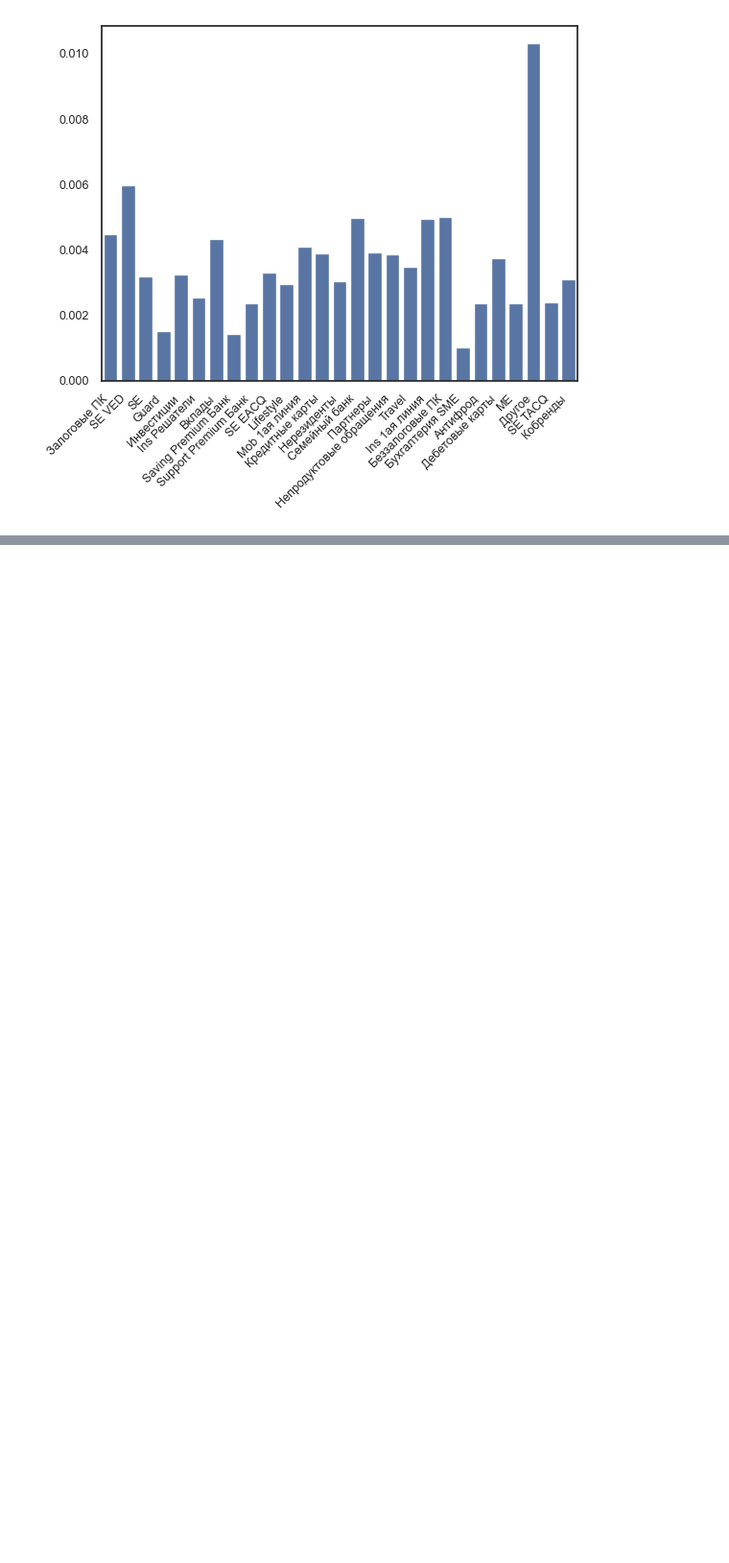
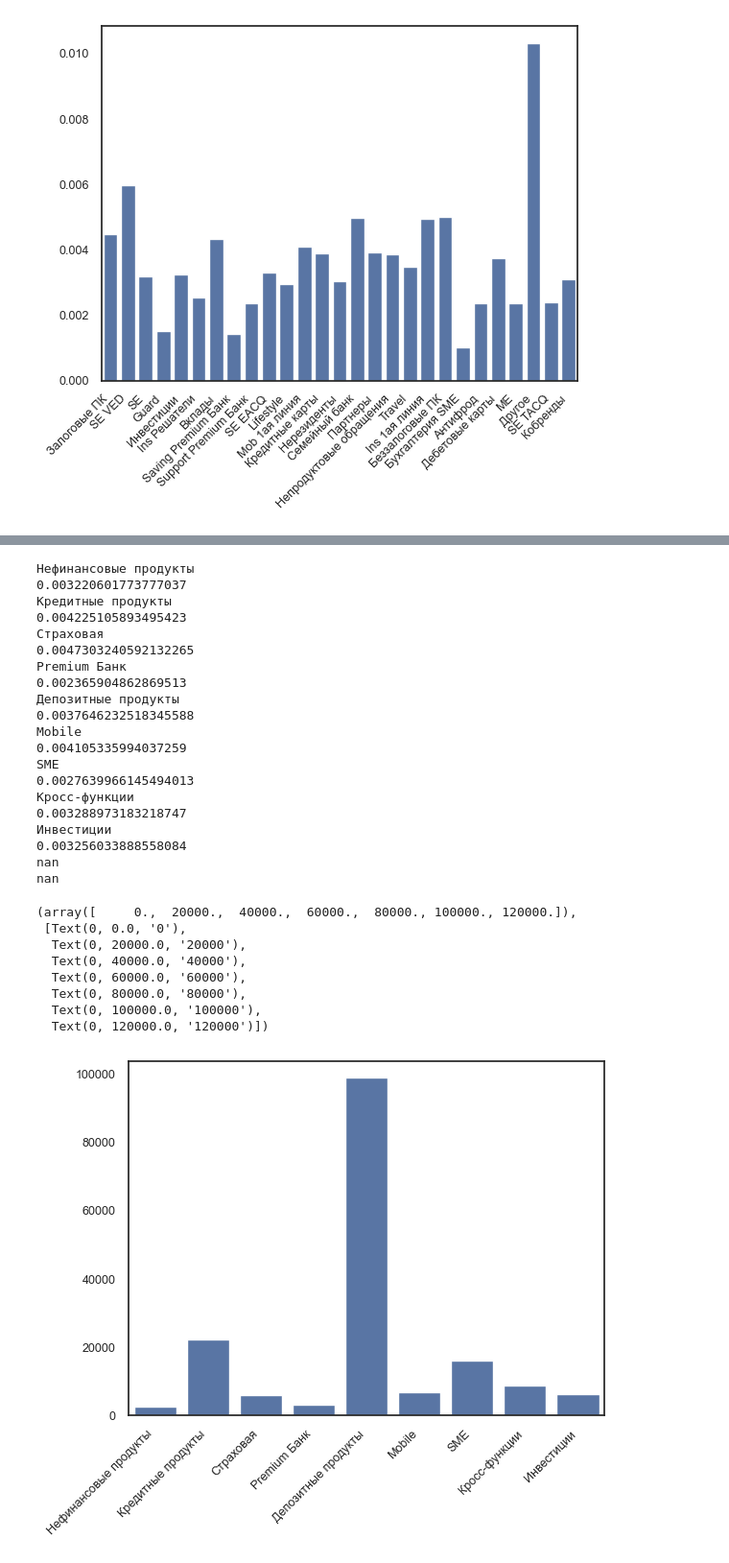
Before and after one commit to Worislooov/DANO_MSC_2025, a Jupyter notebook: Lev/graphycs.ipynb, the cells around one changed output, grey strips where cells are left out. Shown at 96% size. Cells and saved outputs as stored; diff of their text form; code cells hidden in the pictures; blank space fills up the shorter version.

```diff
--- a/Lev/graphycs.ipynb
+++ b/Lev/graphycs.ipynb
@@ -708,0 +735,40 @@ plt.yticks(fontsize=9)
+# %%
+res = {}
+for i in list(set(df["business_line"])):
+    print(i)
+    print(df[df["business_line"]==i]["prod"].mean())
+    res[i] = len(df[df["business_line"]==i]["prod"])
+
+sns.barplot(x=list(res.keys()), y=list(res.values()))
+plt.xticks(fontsize=9, rotation=45, ha='right')
+plt.yticks(fontsize=9)
+# %% [output]
+Нефинансовые продукты
+0.003220601773777037
+Кредитные продукты
+0.004225105893495423
+Страховая
+0.0047303240592132265
+Premium Банк
+0.002365904862869513
+Депозитные продукты
+0.0037646232518345588
+Mobile
+0.004105335994037259
+SME
+0.0027639966145494013
+Кросс-функции
+0.003288973183218747
+Инвестиции
+0.003256033888558084
+nan
+nan
+(array([     0.,  20000.,  40000.,  60000.,  80000., 100000., 120000.]),
+ [Text(0, 0.0, '0'),
+  Text(0, 20000.0, '20000'),
+  Text(0, 40000.0, '40000'),
+  Text(0, 60000.0, '60000'),
+  Text(0, 80000.0, '80000'),
+  Text(0, 100000.0, '100000'),
+  Text(0, 120000.0, '120000')])
+[figure, added]
```
Also changed, not shown: parts of 2 cells of this notebook.
